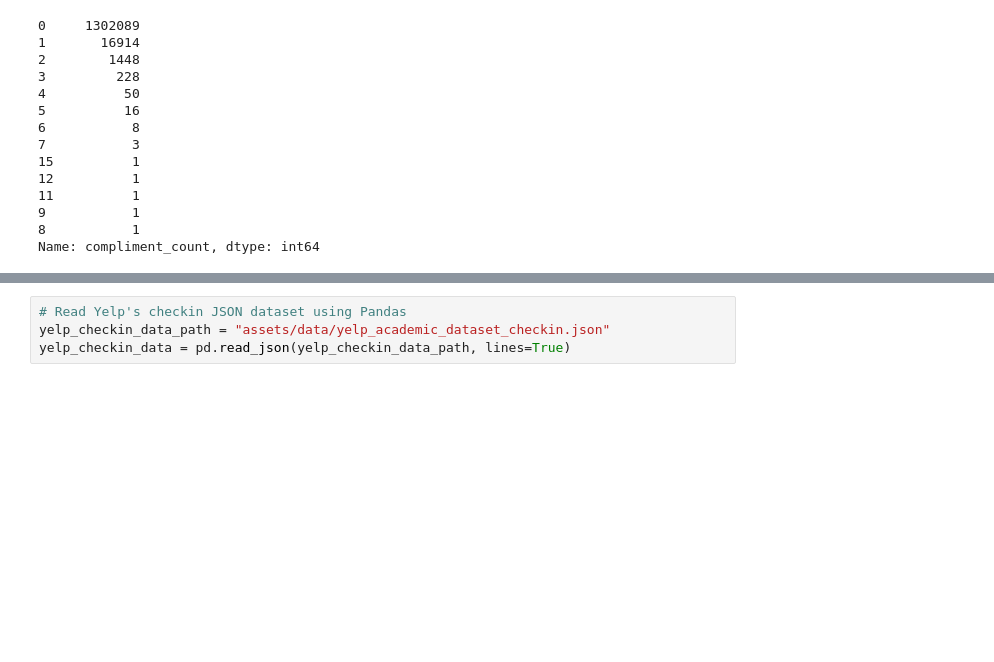
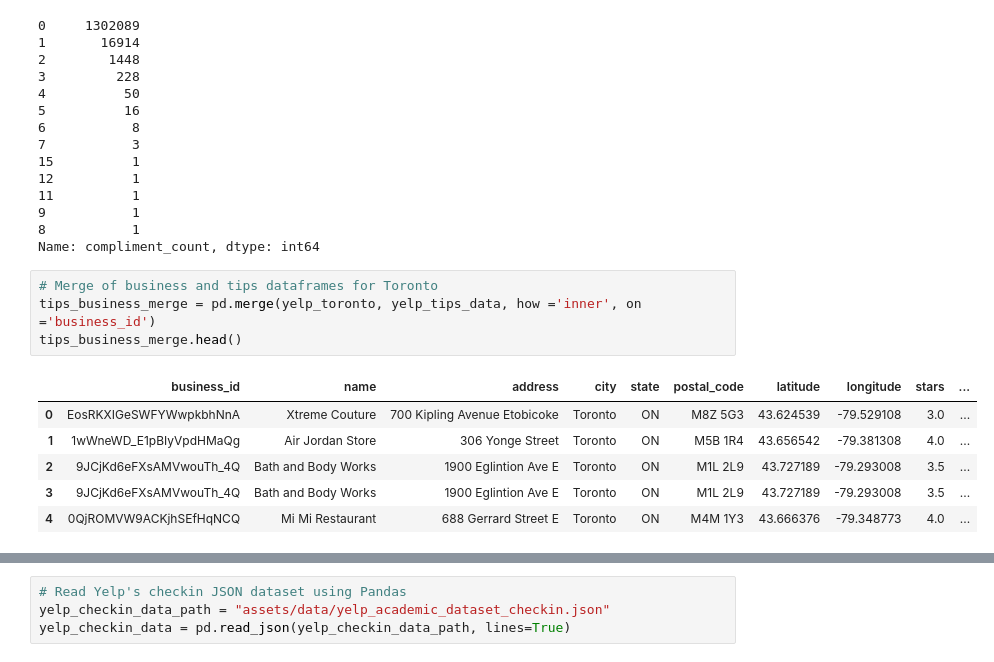
Before and after one commit to anulkar/yelp-visualizations, a Jupyter notebook: yelp_dataset_cleanup.ipynb, the cells around one changed output, grey strips where cells are left out. Drawn from its saved outputs; the diff is of its cells as text; blank space fills up the shorter version.

```diff
--- a/yelp_dataset_cleanup.ipynb
+++ b/yelp_dataset_cleanup.ipynb
@@ -164,3 +166,14 @@ yelp_tips_data.compliment_count.value_counts()
 9           1
 8           1
 Name: compliment_count, dtype: int64
+# %%
+# Merge of business and tips dataframes for Toronto
+tips_business_merge = pd.merge(yelp_toronto, yelp_tips_data, how ='inner', on ='business_id')
+tips_business_merge.head()
+# %% [output]
+|  | business_id | name | address | city | state | postal_code | latitude | longitude | stars | ... |
+| 0 | EosRKXIGeSWFYWwpkbhNnA | Xtreme Couture | 700 Kipling Avenue Etobicoke | Toronto | ON | M8Z 5G3 | 43.624539 | -79.529108 | 3.0 | ... |
+| 1 | 1wWneWD_E1pBIyVpdHMaQg | Air Jordan Store | 306 Yonge Street | Toronto | ON | M5B 1R4 | 43.656542 | -79.381308 | 4.0 | ... |
+| 2 | 9JCjKd6eFXsAMVwouTh_4Q | Bath and Body Works | 1900 Eglintion Ave E | Toronto | ON | M1L 2L9 | 43.727189 | -79.293008 | 3.5 | ... |
+| 3 | 9JCjKd6eFXsAMVwouTh_4Q | Bath and Body Works | 1900 Eglintion Ave E | Toronto | ON | M1L 2L9 | 43.727189 | -79.293008 | 3.5 | ... |
+| 4 | 0QjROMVW9ACKjhSEfHqNCQ | Mi Mi Restaurant | 688 Gerrard Street E | Toronto | ON | M4M 1Y3 | 43.666376 | -79.348773 | 4.0 | ... |
```
Also changed, not shown: parts of 9 cells of this notebook.
